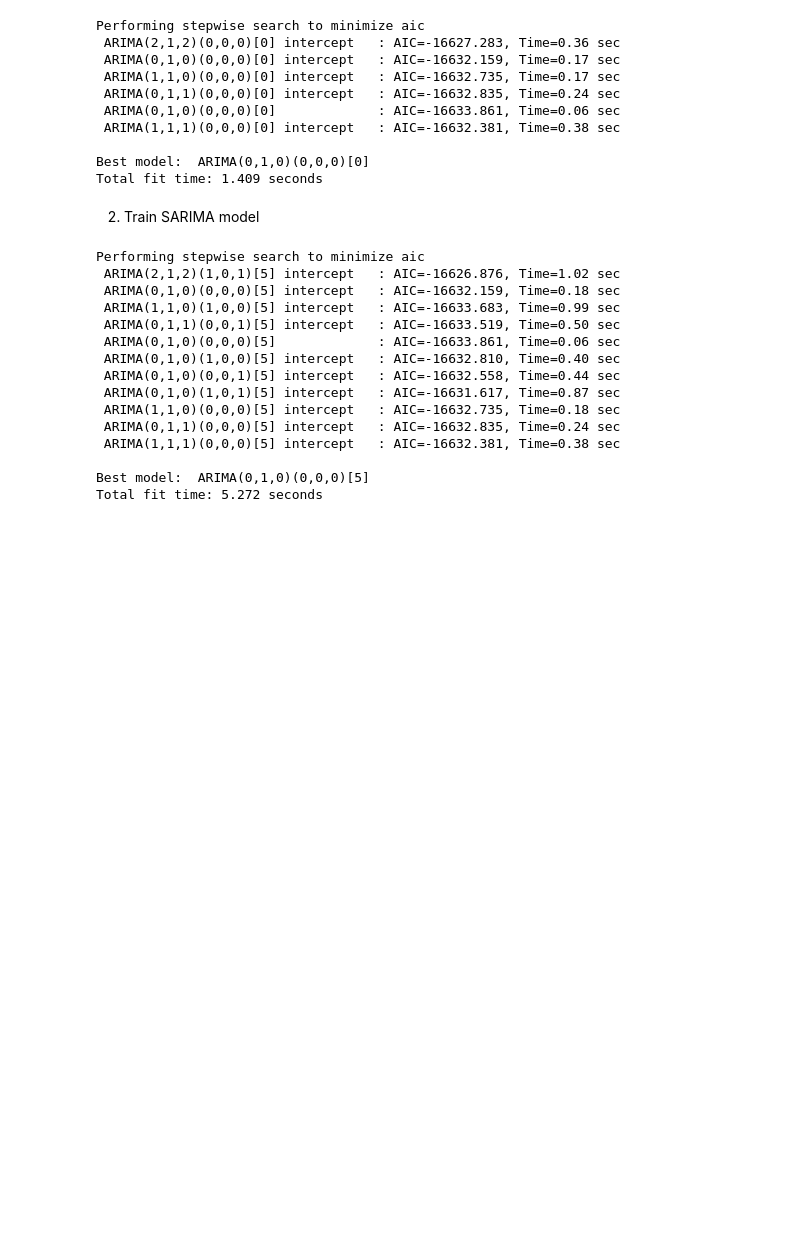
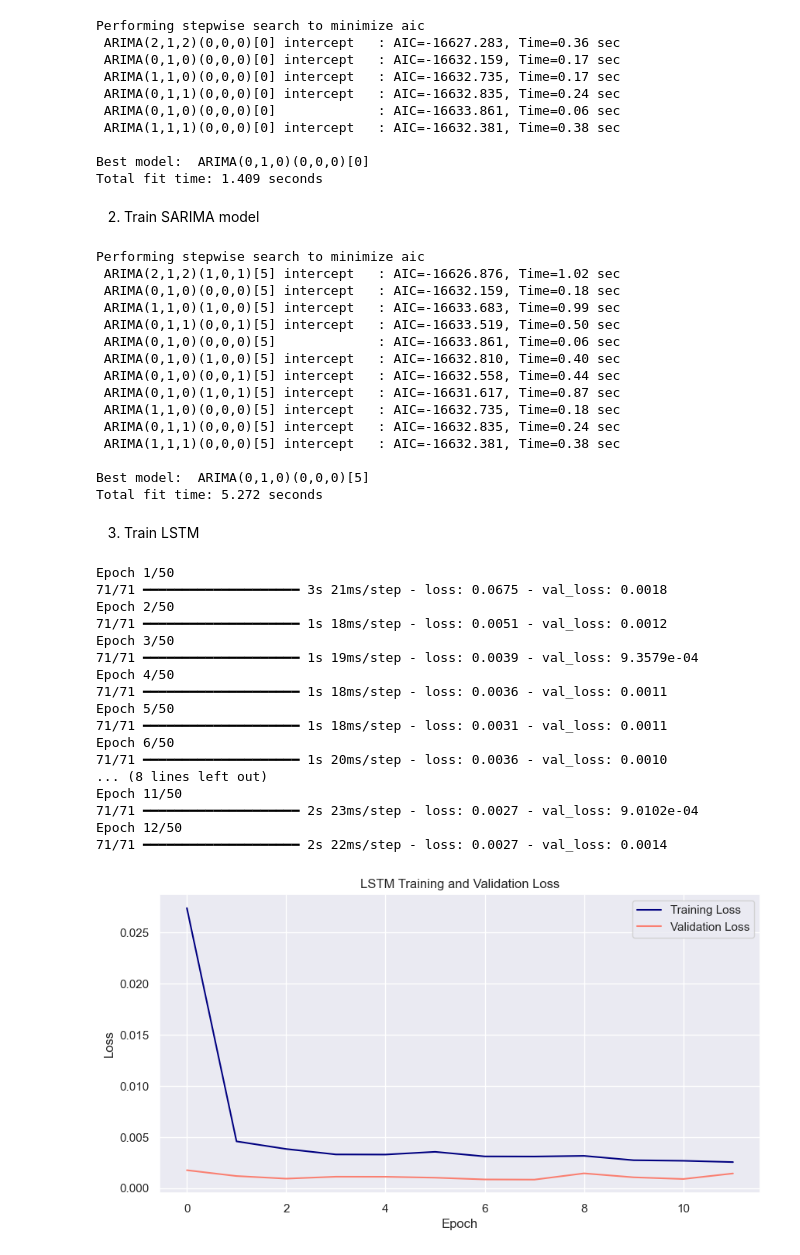
Before and after one commit to WildCayote/GMF-Investments-Portfolio-Management, a Jupyter notebook: notebooks/modeling.ipynb, the cells around one changed output. Saved outputs shown, nothing was run; the diff lists cells and outputs as text; code cells hidden in the pictures; blank space fills up the shorter version.

Commit message:
Feat: Trained lstm

```diff
--- a/notebooks/modeling.ipynb
+++ b/notebooks/modeling.ipynb
@@ -93,3 +93,26 @@ Performing stepwise search to minimize aic
 
 Best model:  ARIMA(0,1,0)(0,0,0)[5]
 Total fit time: 5.272 seconds
+# %% [markdown]
+3) Train LSTM
+# %%
+trainer.train_lstm()
+# %% [output]
+Epoch 1/50
+71/71 ━━━━━━━━━━━━━━━━━━━━ 3s 21ms/step - loss: 0.0675 - val_loss: 0.0018
+Epoch 2/50
+71/71 ━━━━━━━━━━━━━━━━━━━━ 1s 18ms/step - loss: 0.0051 - val_loss: 0.0012
+Epoch 3/50
+71/71 ━━━━━━━━━━━━━━━━━━━━ 1s 19ms/step - loss: 0.0039 - val_loss: 9.3579e-04
+Epoch 4/50
+71/71 ━━━━━━━━━━━━━━━━━━━━ 1s 18ms/step - loss: 0.0036 - val_loss: 0.0011
+Epoch 5/50
+71/71 ━━━━━━━━━━━━━━━━━━━━ 1s 18ms/step - loss: 0.0031 - val_loss: 0.0011
+Epoch 6/50
+71/71 ━━━━━━━━━━━━━━━━━━━━ 1s 20ms/step - loss: 0.0036 - val_loss: 0.0010
+... (8 lines left out)
+Epoch 11/50
+71/71 ━━━━━━━━━━━━━━━━━━━━ 2s 23ms/step - loss: 0.0027 - val_loss: 9.0102e-04
+Epoch 12/50
+71/71 ━━━━━━━━━━━━━━━━━━━━ 2s 22ms/step - loss: 0.0027 - val_loss: 0.0014
+[figure, added]
```
